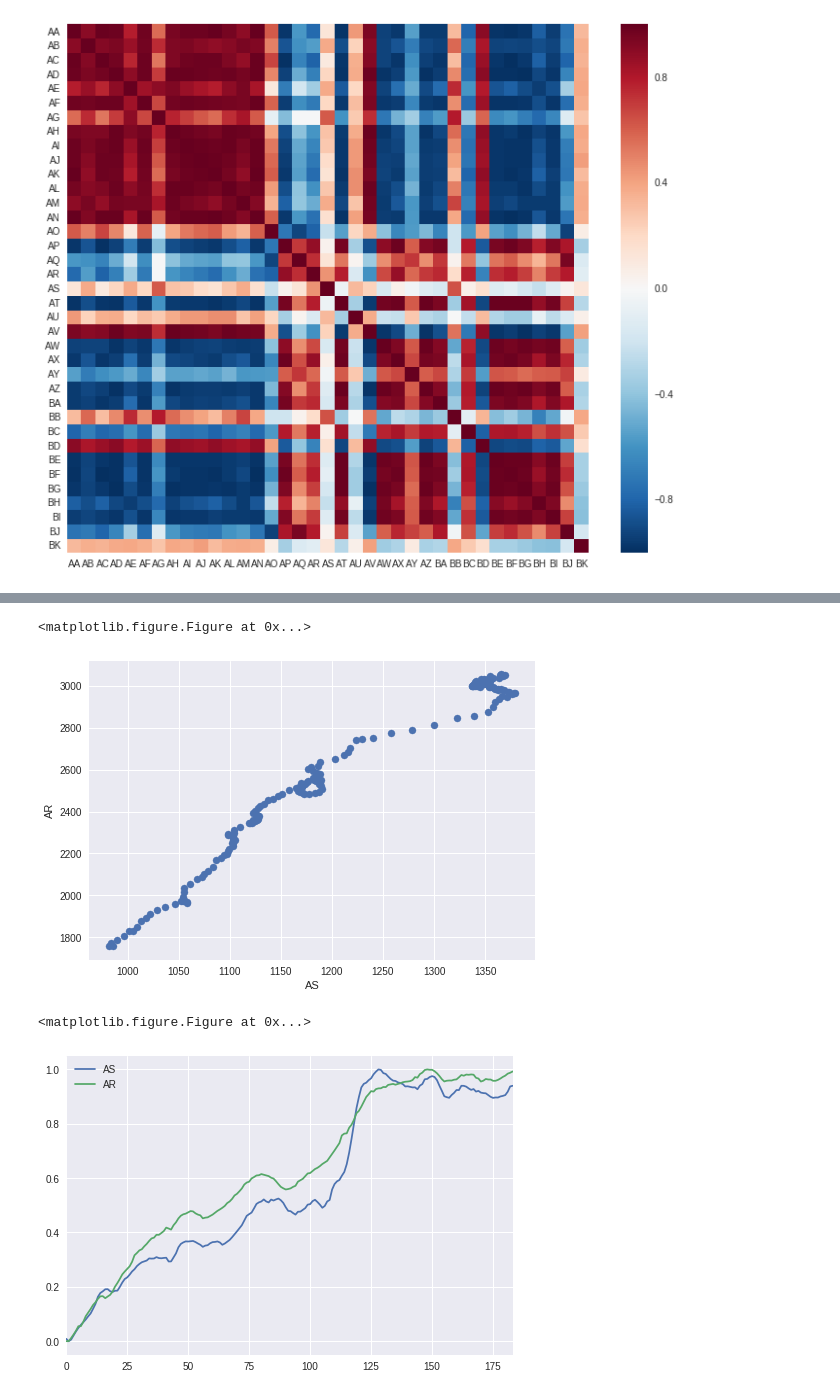
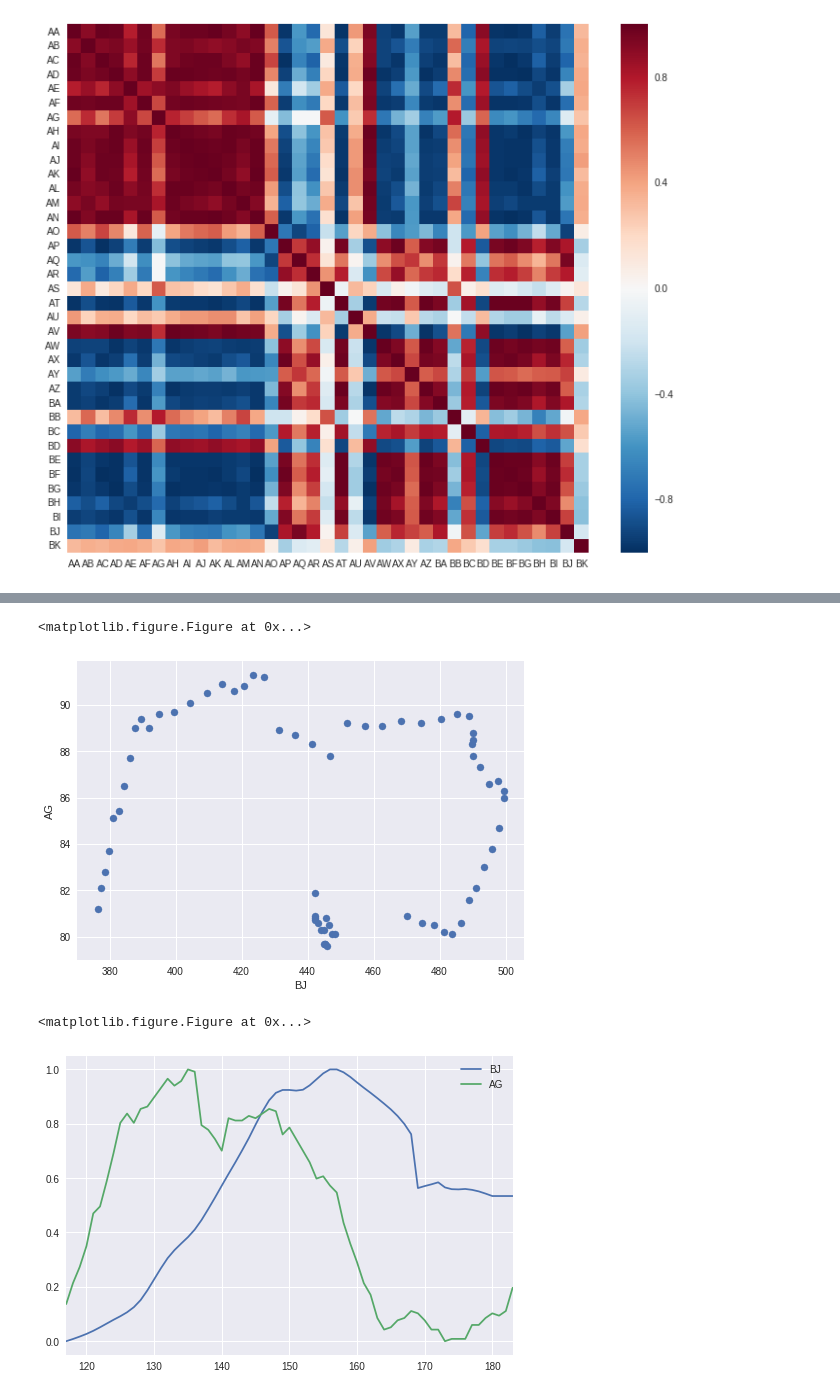
Before and after one commit to sebwdz/JobAnalysis, a Jupyter notebook: core/notebooks/ESA descriptive analysis.ipynb, the cells around one changed output, grey strips where cells are left out. Cells and saved outputs as stored; diff of their text form; code cells hidden in the pictures.

```diff
--- a/core/notebooks/ESA descriptive analysis.ipynb
+++ b/core/notebooks/ESA descriptive analysis.ipynb
@@ -68,3 +80,13 @@ sns.heatmap(corr, xticklabels=corr.columns.values, yticklabels=corr.columns.valu
 plt.show()
 # %% [output]
 [figure]
+# %%
+d_c = data_frame.copy()
+plt.figure(figsize=(40, 40))
+d_c.plot.scatter(x="AK", y="AN", s=50)
+plt.show()
+plt.figure(figsize=(40, 40))
+tmp = d_c[["A", "AN"]]
+tmp = (tmp - tmp.min()) / (tmp.max() - tmp.min())
+tmp.plot.line()
+plt.show()
@@ -85,14 +112,14 @@ plt.show()
 # %%
 plt.figure(figsize=(40, 40))
-d_c.plot.scatter(x="AS", y="AR", s=50)
+d_c.plot.scatter(x="BJ", y="AG", s=50)
 plt.show()
 plt.figure(figsize=(40, 40))
-tmp = d_c[["AS", "AR"]]
+tmp = d_c[["BJ", "AG"]]
 tmp = (tmp - tmp.min()) / (tmp.max() - tmp.min())
 tmp.plot.line()
 plt.show()
 # %% [output]
 <matplotlib.figure.Figure at 0x...>
-[figure, old version]
+[figure, new version]
 <matplotlib.figure.Figure at 0x...>
-[figure, old version]
+[figure, new version]
```
Also changed, not shown: parts of 9 cells of this notebook.
